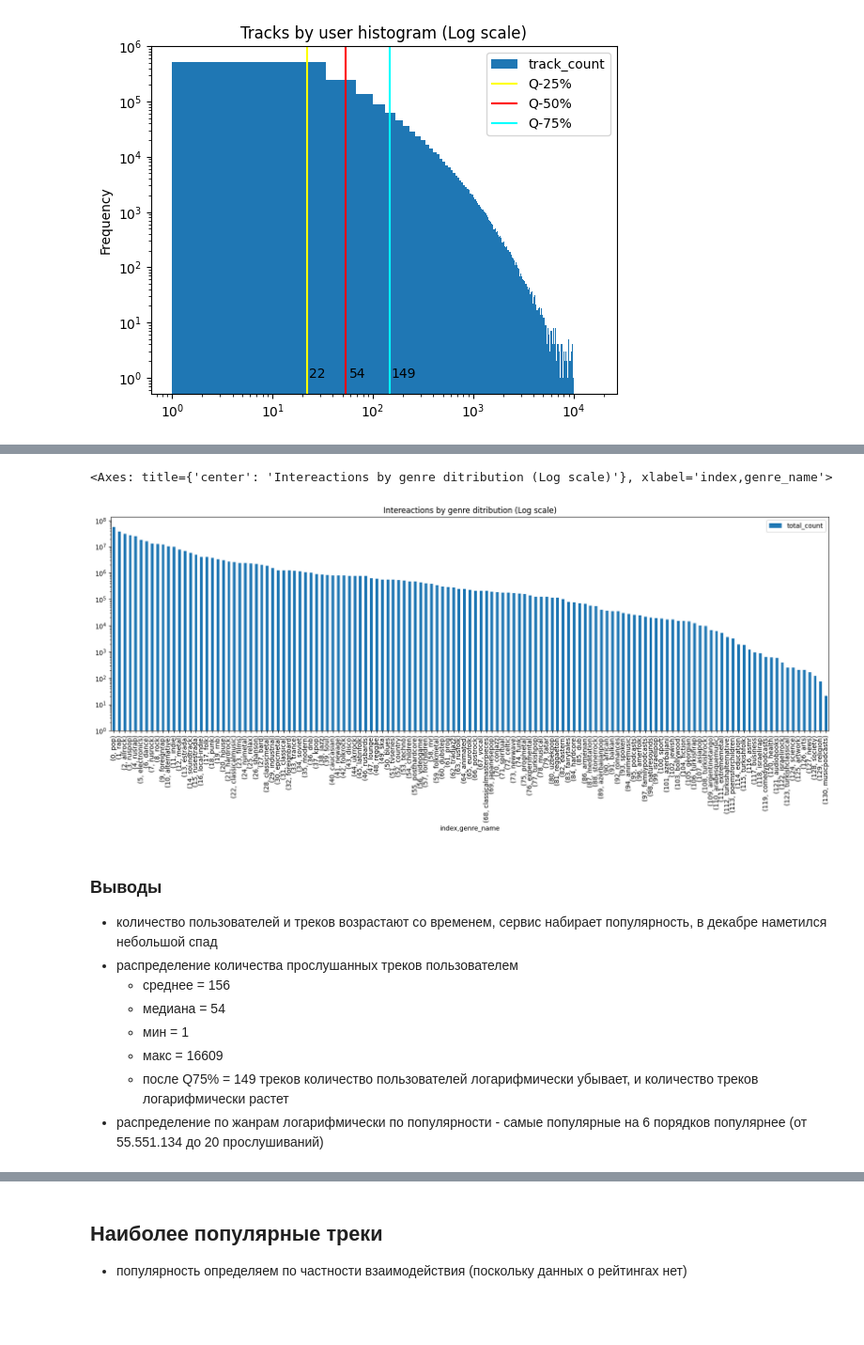
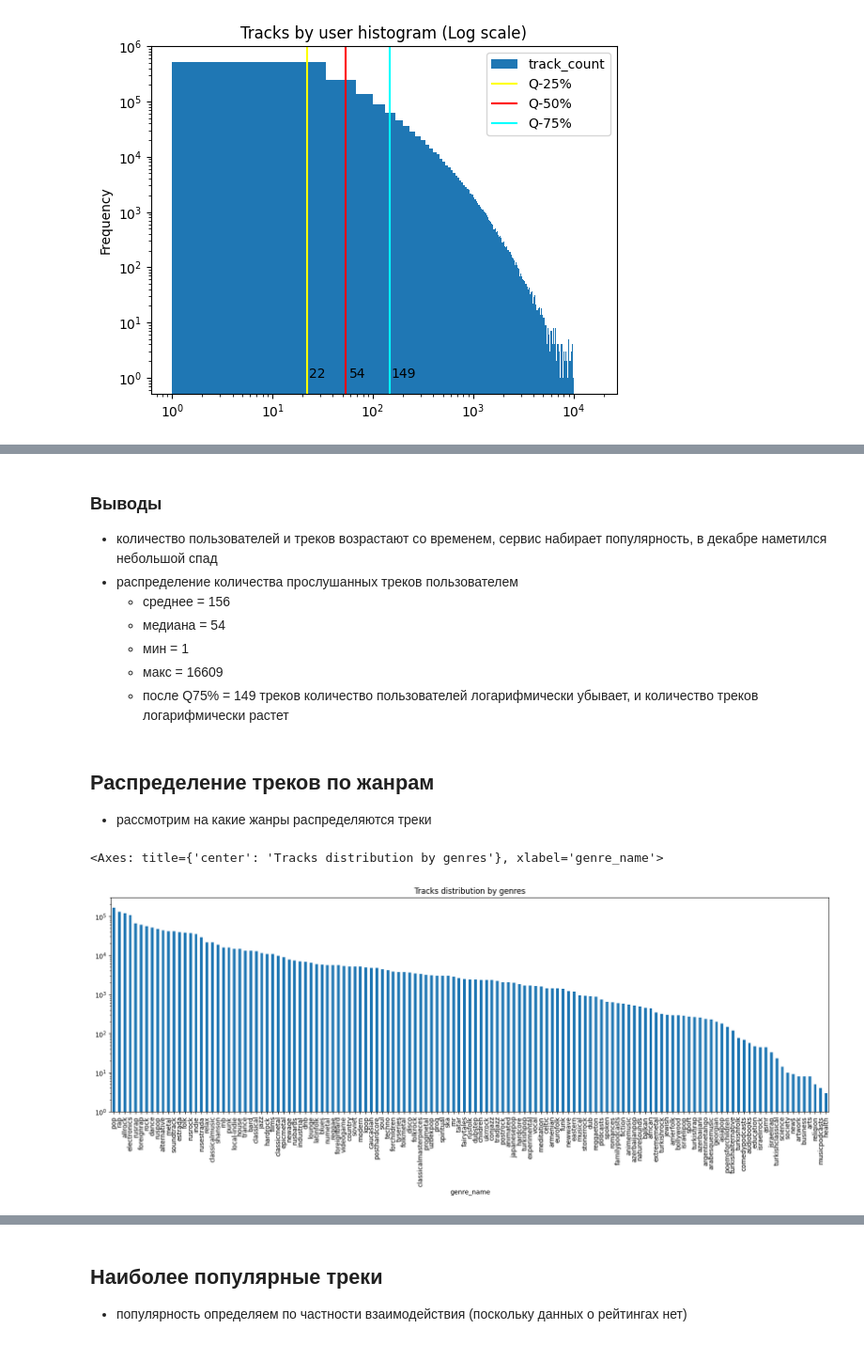
Before and after one commit to khromenko/mle-project-sprint-4-v001, a Jupyter notebook: recommendations.ipynb, the cells around one changed output, grey strips where cells are left out. Shown at 94% size. Cells and saved outputs as stored; diff of their text form; code cells hidden in the pictures; blank space fills up the shorter version.

```diff
--- a/recommendations.ipynb
+++ b/recommendations.ipynb
@@ -647,11 +618,3 @@ interactions_by_genre
-# %%
-interactions_by_genre \
-    .reset_index() \
-    .set_index(['index', 'genre_name']) \
-    .plot.bar(log=True, legend=True, title='Intereactions by genre ditribution (Log scale)', figsize=(20,6))
-# %% [output]
-<Axes: title={'center': 'Intereactions by genre ditribution (Log scale)'}, xlabel='index,genre_name'>
-[figure, removed]
 # %% [markdown]
 ### Выводы
 - количество пользователей и треков возрастают со временем, сервис набирает популярность, в декабре наметился небольшой спад
@@ -661,4 +624,16 @@ interactions_by_genre \
     - мин = 1
     - макс = 16609
     - после Q75% = 149 треков количество пользователей логарифмически убывает, и количество треков логарифмически растет
-- распределение по жанрам логарифмически по популярности - самые популярные на 6 порядков популярнее (от 55.551.134 до 20 прослушиваний)
+# %% [markdown]
+## Распределение треков по жанрам
+- рассмотрим на какие жанры распределяются треки
+# %%
+path = 'data/preprocess/'
+tracks_flat = pd.read_parquet(path + "tracks_flat.parquet")
+# %%
+tracks_flat[['track_id', 'genre_name']].drop_duplicates() \
+    .groupby('genre_name')['track_id'].count().rename('count').sort_values(ascending=False) \
+    .plot.bar(log=True, rot=90, figsize=(20,6), title='Tracks distribution by genres')
+# %% [output]
+<Axes: title={'center': 'Tracks distribution by genres'}, xlabel='genre_name'>
+[figure, added]
```
Also changed, not shown: parts of 28 cells of this notebook.
